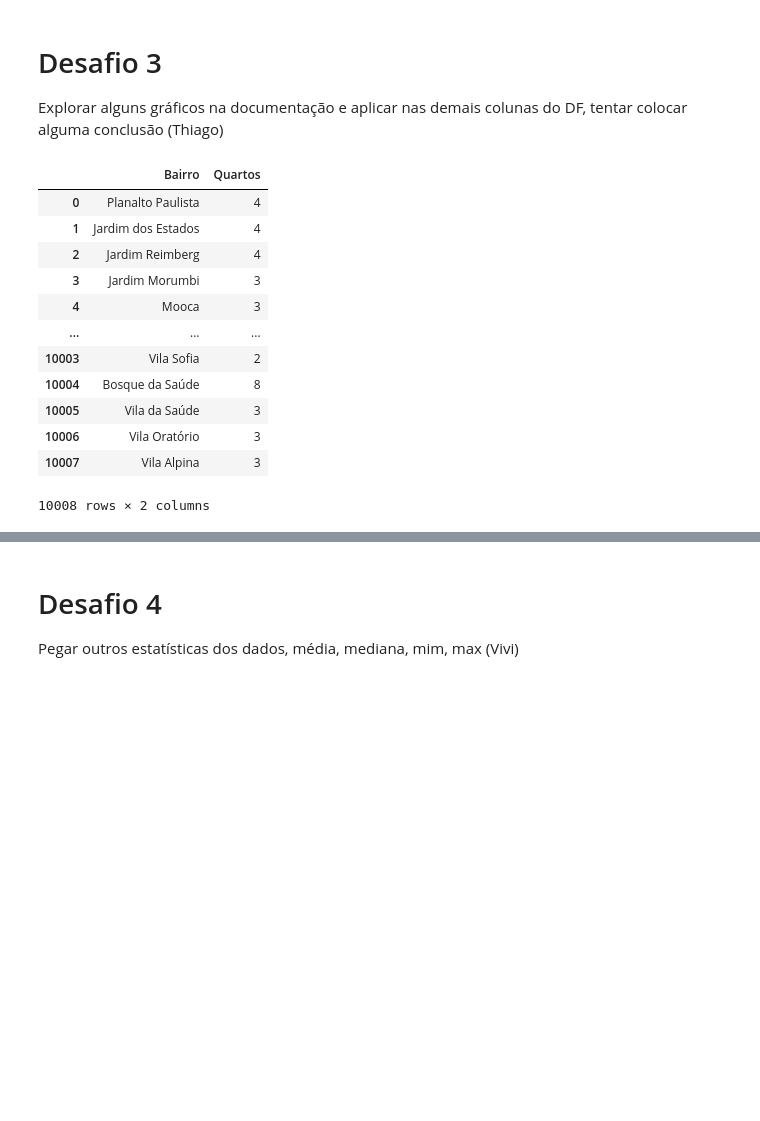
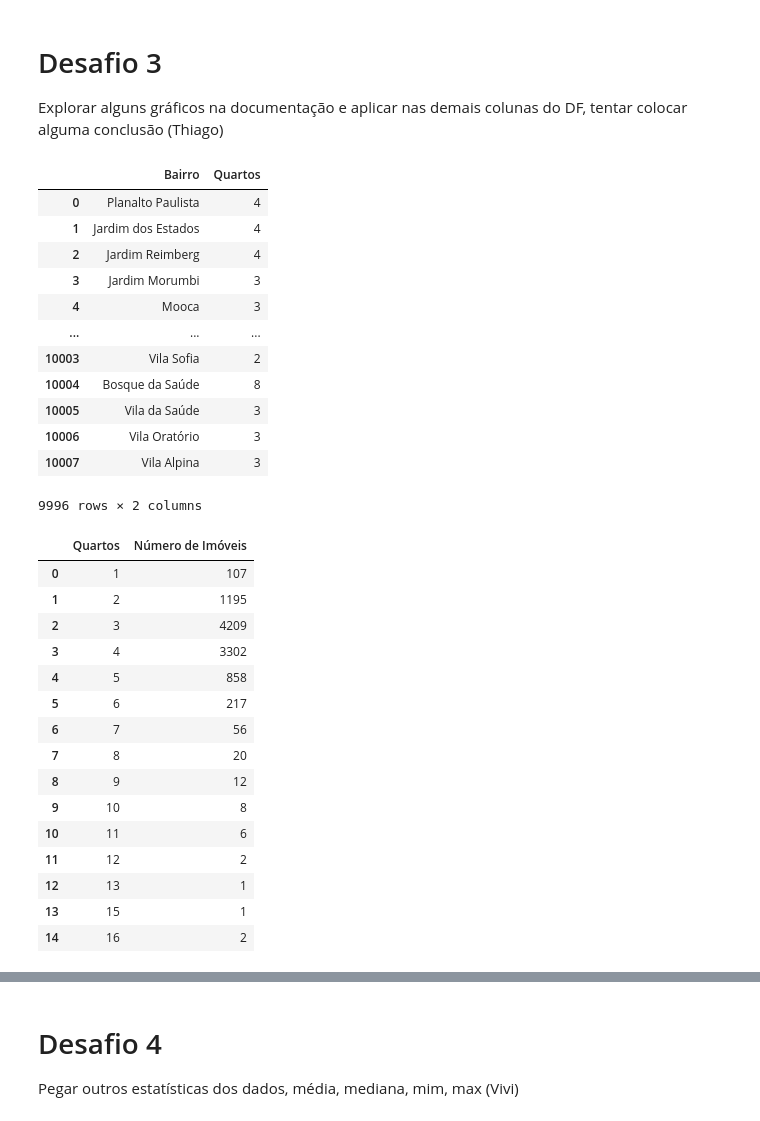
Before and after one commit to kaioschi/imersao_dados_4, a Jupyter notebook: Imersao_dados_4_aula01.ipynb, the cells around one changed output, grey strips where cells are left out. Drawn from its saved outputs; the diff is of its cells as text; code cells hidden in the pictures; blank space fills up the shorter version.

```diff
--- a/Imersao_dados_4_aula01.ipynb
+++ b/Imersao_dados_4_aula01.ipynb
@@ -192,7 +192,8 @@ Explorar alguns gráficos na documentação e aplicar nas demais colunas do DF,
 # %%
 # criando um novo dataframe com as colunas todas as linhas de dados, mas apenas as colunas de Bairro e Quartos
 
-numero_quartos = dados.iloc[:, [1, 4]]
+numero_quartos = pd.DataFrame(dados.iloc[:, [1, 4]])
+numero_quartos.dropna(inplace=True)
 numero_quartos
 # %% [output]
 |  | Bairro | Quartos |
@@ -207,4 +208,27 @@ numero_quartos
 | 10005 | Vila da Saúde | 3 |
 | 10006 | Vila Oratório | 3 |
 | 10007 | Vila Alpina | 3 |
-10008 rows × 2 columns
+9996 rows × 2 columns
+# %%
+# contando quantos imóveis tem certas quantidades de quartos, mas ele usa Quartos como index do dataframe, WHY?
+
+qtd_imoveis_quartos = pd.DataFrame(data=numero_quartos.groupby("Quartos")["Bairro"].count()).reset_index()
+qtd_imoveis_quartos.columns = ["Quartos", "Número de Imóveis"]
+qtd_imoveis_quartos
+# %% [output]
+|  | Quartos | Número de Imóveis |
+| 0 | 1 | 107 |
+| 1 | 2 | 1195 |
+| 2 | 3 | 4209 |
+| 3 | 4 | 3302 |
+| 4 | 5 | 858 |
+| 5 | 6 | 217 |
+| 6 | 7 | 56 |
+| 7 | 8 | 20 |
+| 8 | 9 | 12 |
+| 9 | 10 | 8 |
+| 10 | 11 | 6 |
+| 11 | 12 | 2 |
+| 12 | 13 | 1 |
+| 13 | 15 | 1 |
+| 14 | 16 | 2 |
```
Also changed, not shown: parts of 4 cells of this notebook.
